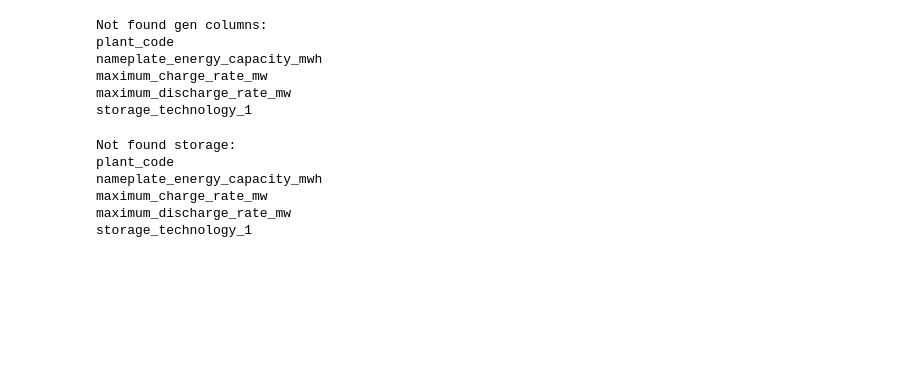
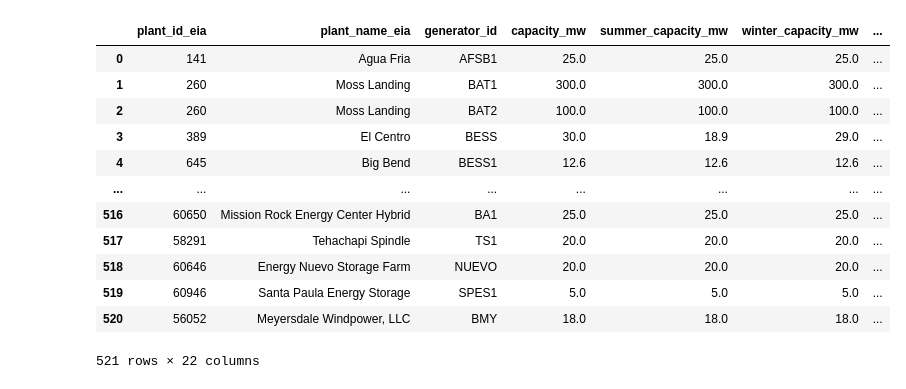
Before and after one commit to PyPSA/pypsa-usa, a Jupyter notebook: workflow/notebooks/eia_pudl_comparison.ipynb, the cells around one changed output. Saved outputs shown, nothing was run; the diff lists cells and outputs as text; code cells hidden in the pictures; blank space fills up the shorter version.

```diff
--- a/workflow/notebooks/eia_pudl_comparison.ipynb
+++ b/workflow/notebooks/eia_pudl_comparison.ipynb
@@ -95,11 +58,0 @@ Length: 139, dtype: object
-# %%
-print("Not found gen columns:")
-for col in not_found:
-    print(col)
-# %% [output]
-Not found gen columns:
-plant_code
-nameplate_energy_capacity_mwh
-maximum_charge_rate_mw
-maximum_discharge_rate_mw
-storage_technology_1
@@ -134,12 +58,0 @@ for col in storage_cols:
-# %%
-
-print("\nNot found storage:")
-for col in not_found:
-    print(col)
-# %% [output]
-Not found storage:
-plant_code
-nameplate_energy_capacity_mwh
-maximum_charge_rate_mw
-maximum_discharge_rate_mw
-storage_technology_1
@@ -145,0 +167,25 @@ storage_technology_1
+# %%
+# eia_yearly_generators = eia_yearly_generators.loc[:,yearly_gen_cols]
+# eia_data_operable = eia_data_operable.merge(eia_yearly_generators, on=['plant_id_eia', 'generator_id'])
+
+# eia_data_operable = eia_data_operable.loc[:,gen_cols]
+
+# group by plant_id and generator_id and take the one where minimum_load_mw is not null otherwise take the first one
+#eia_data_operable_duduped = eia_data_operable.sort_values('minimum_load_mw', na_position='last').drop_duplicates(['plant_id_eia', 'generator_id'], keep='first')
+
+
+eia_data_operable
+# %% [output]
+|  | plant_id_eia | plant_name_eia | generator_id | capacity_mw | summer_capacity_mw | winter_capacity_mw | ... |
+| 0 | 141 | Agua Fria | AFSB1 | 25.0 | 25.0 | 25.0 | ... |
+| 1 | 260 | Moss Landing | BAT1 | 300.0 | 300.0 | 300.0 | ... |
+| 2 | 260 | Moss Landing | BAT2 | 100.0 | 100.0 | 100.0 | ... |
+| 3 | 389 | El Centro | BESS | 30.0 | 18.9 | 29.0 | ... |
+| 4 | 645 | Big Bend | BESS1 | 12.6 | 12.6 | 12.6 | ... |
+| ... | ... | ... | ... | ... | ... | ... | ... |
+| 516 | 60650 | Mission Rock Energy Center Hybrid | BA1 | 25.0 | 25.0 | 25.0 | ... |
+| 517 | 58291 | Tehachapi Spindle | TS1 | 20.0 | 20.0 | 20.0 | ... |
+| 518 | 60646 | Energy Nuevo Storage Farm | NUEVO | 20.0 | 20.0 | 20.0 | ... |
+| 519 | 60946 | Santa Paula Energy Storage | SPES1 | 5.0 | 5.0 | 5.0 | ... |
+| 520 | 56052 | Meyersdale Windpower, LLC | BMY | 18.0 | 18.0 | 18.0 | ... |
+521 rows × 22 columns
```
Also changed, not shown: parts of 16 cells of this notebook.
